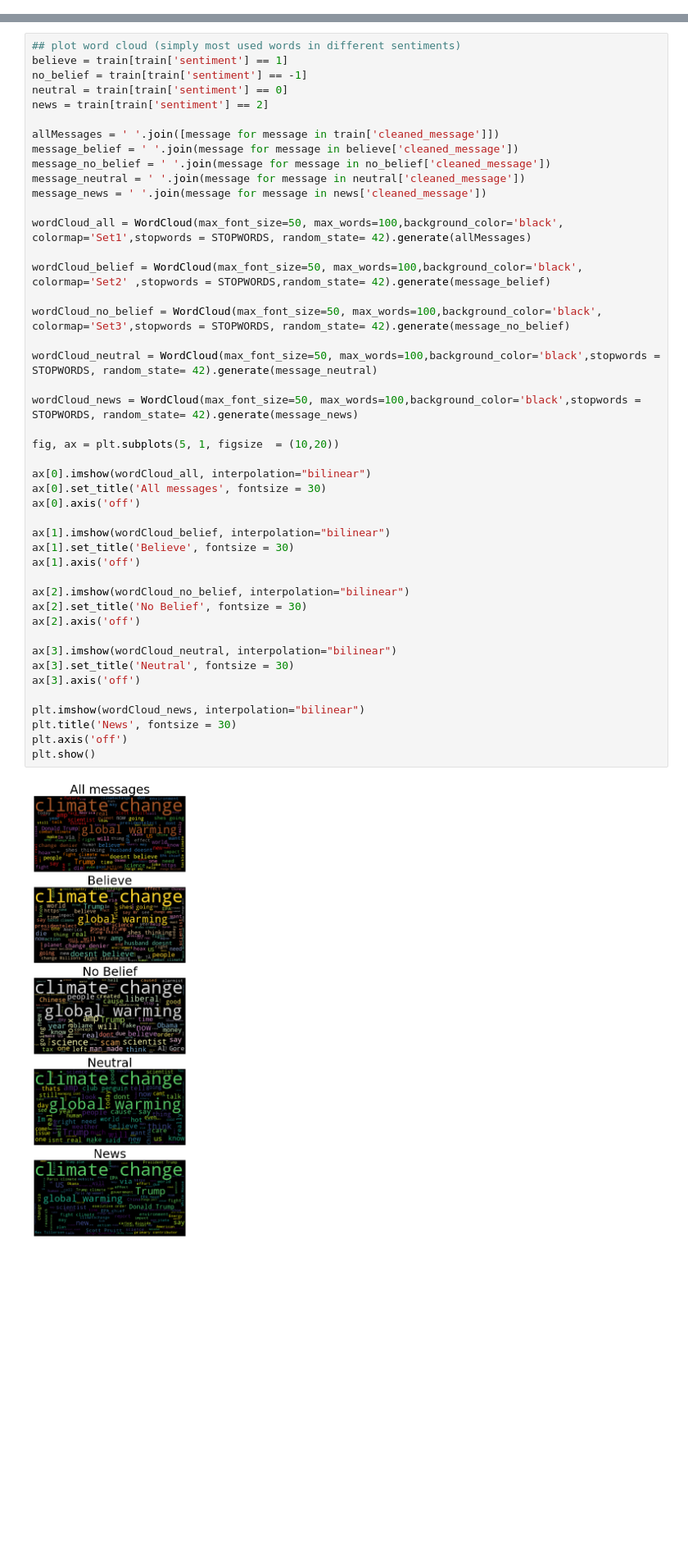
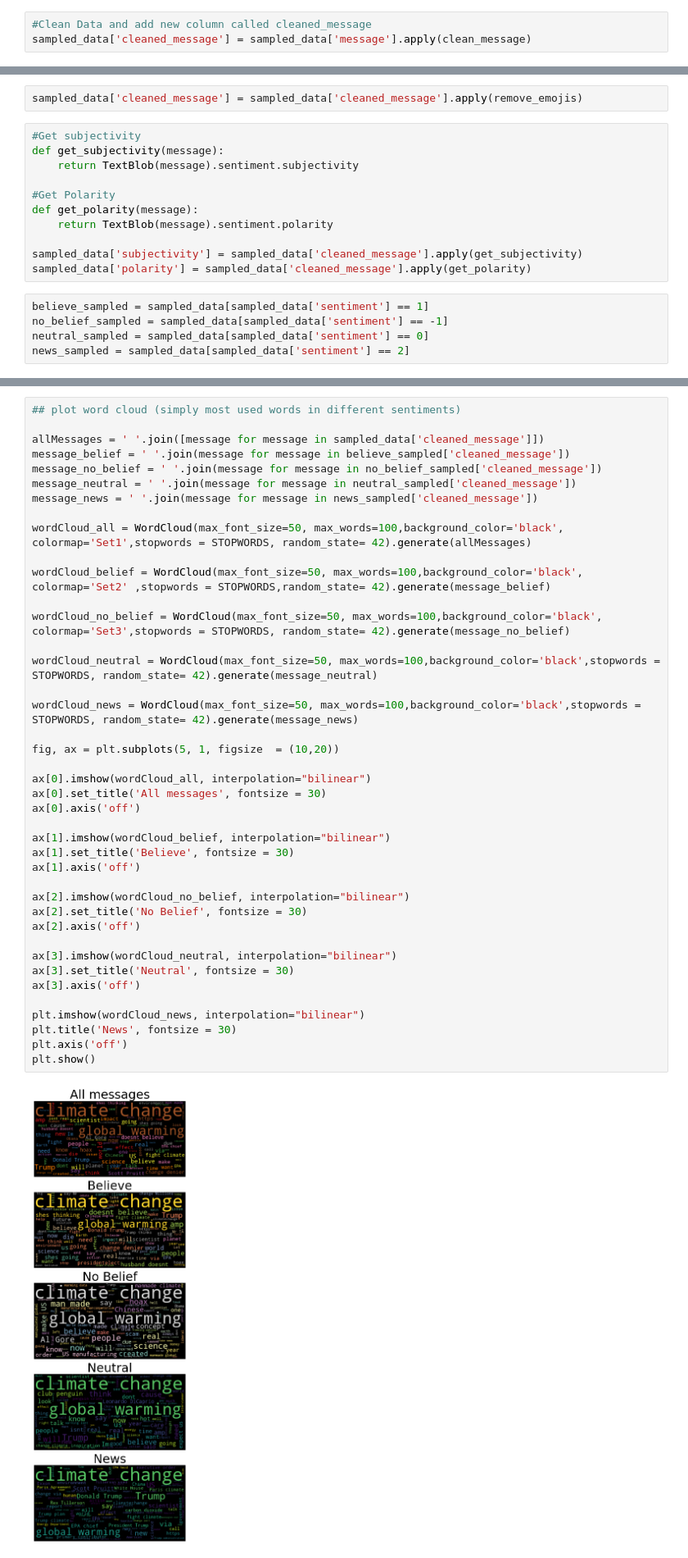
Before and after one commit to AlpheusLekgothoane/classification_predict_edsa, a Jupyter notebook: classification_predict.ipynb, the cells around one changed output, grey strips where cells are left out. Shown at 82% size. Cells and saved outputs as stored; diff of their text form; blank space fills up the shorter version.

Commit message:
Data resampling, splitting & vectorization

```diff
--- a/classification_predict.ipynb
+++ b/classification_predict.ipynb
@@ -65,6 +127,9 @@ def clean_message(message):
     message = re.sub(r'@[^\s]+', '', message) # remove usernames
 
     return message
+# %%
+#Clean Data and add new column called cleaned_message
+sampled_data['cleaned_message'] = sampled_data['message'].apply(clean_message)
 # %%
 def remove_emojis(message):
     regrex_pattern = re.compile(pattern = "["
@@ -94,0 +156,18 @@ train['cleaned_message'] = train['cleaned_message'].apply(remove_emojis)
+# %%
+sampled_data['cleaned_message'] = sampled_data['cleaned_message'].apply(remove_emojis)
+# %%
+#Get subjectivity
+def get_subjectivity(message):
+    return TextBlob(message).sentiment.subjectivity
+
+#Get Polarity
+def get_polarity(message):
+    return TextBlob(message).sentiment.polarity
+
+sampled_data['subjectivity'] = sampled_data['cleaned_message'].apply(get_subjectivity)
+sampled_data['polarity'] = sampled_data['cleaned_message'].apply(get_polarity)
+# %%
+believe_sampled = sampled_data[sampled_data['sentiment'] == 1]
+no_belief_sampled = sampled_data[sampled_data['sentiment'] == -1]
+neutral_sampled = sampled_data[sampled_data['sentiment'] == 0]
+news_sampled = sampled_data[sampled_data['sentiment'] == 2]
@@ -108,15 +182,11 @@ train['polarity'] = train['cleaned_message'].apply(get_polarity)
 # %%
 ## plot word cloud (simply most used words in different sentiments)
-believe = train[train['sentiment'] == 1]
-no_belief = train[train['sentiment'] == -1]
-neutral = train[train['sentiment'] == 0]
-news = train[train['sentiment'] == 2]
 
-allMessages = ' '.join([message for message in train['cleaned_message']])
-message_belief = ' '.join(message for message in believe['cleaned_message'])
-message_no_belief = ' '.join(message for message in no_belief['cleaned_message'])
-message_neutral = ' '.join(message for message in neutral['cleaned_message'])
-message_news = ' '.join(message for message in news['cleaned_message'])
+allMessages = ' '.join([message for message in sampled_data['cleaned_message']])
+message_belief = ' '.join(message for message in believe_sampled['cleaned_message'])
+message_no_belief = ' '.join(message for message in no_belief_sampled['cleaned_message'])
+message_neutral = ' '.join(message for message in neutral_sampled['cleaned_message'])
+message_news = ' '.join(message for message in news_sampled['cleaned_message'])
 
 wordCloud_all = WordCloud(max_font_size=50, max_words=100,background_color='black', colormap='Set1',stopwords = STOPWORDS, random_state= 42).generate(allMessages)
 
@@ -124,34 +194,34 @@ wordCloud_belief = WordCloud(max_font_size=50, max_words=100,background_color='b
 
 wordCloud_no_belief = WordCloud(max_font_size=50, max_words=100,background_color='black', colormap='Set3',stopwords = STOPWORDS, random_state= 42).generate(message_no_belief)
 
 wordCloud_neutral = WordCloud(max_font_size=50, max_words=100,background_color='black',stopwords = STOPWORDS, random_state= 42).generate(message_neutral)
 
 wordCloud_news = WordCloud(max_font_size=50, max_words=100,background_color='black',stopwords = STOPWORDS, random_state= 42).generate(message_news)
 
 fig, ax = plt.subplots(5, 1, figsize  = (10,20))
 
 ax[0].imshow(wordCloud_all, interpolation="bilinear")
 ax[0].set_title('All messages', fontsize = 30)
 ax[0].axis('off')
 
 ax[1].imshow(wordCloud_belief, interpolation="bilinear")
 ax[1].set_title('Believe', fontsize = 30)
 ax[1].axis('off')
 
 ax[2].imshow(wordCloud_no_belief, interpolation="bilinear")
 ax[2].set_title('No Belief', fontsize = 30)
 ax[2].axis('off')
 
 ax[3].imshow(wordCloud_neutral, interpolation="bilinear")
 ax[3].set_title('Neutral', fontsize = 30)
 ax[3].axis('off')
 
 plt.imshow(wordCloud_news, interpolation="bilinear")
 plt.title('News', fontsize = 30)
 plt.axis('off')
 plt.show()
 # %% [output]
-[figure, old version]
+[figure, new version]
 # %%
 #plot polarity and Subjectivity
 
```
Also changed, not shown: parts of 25 cells of this notebook.
